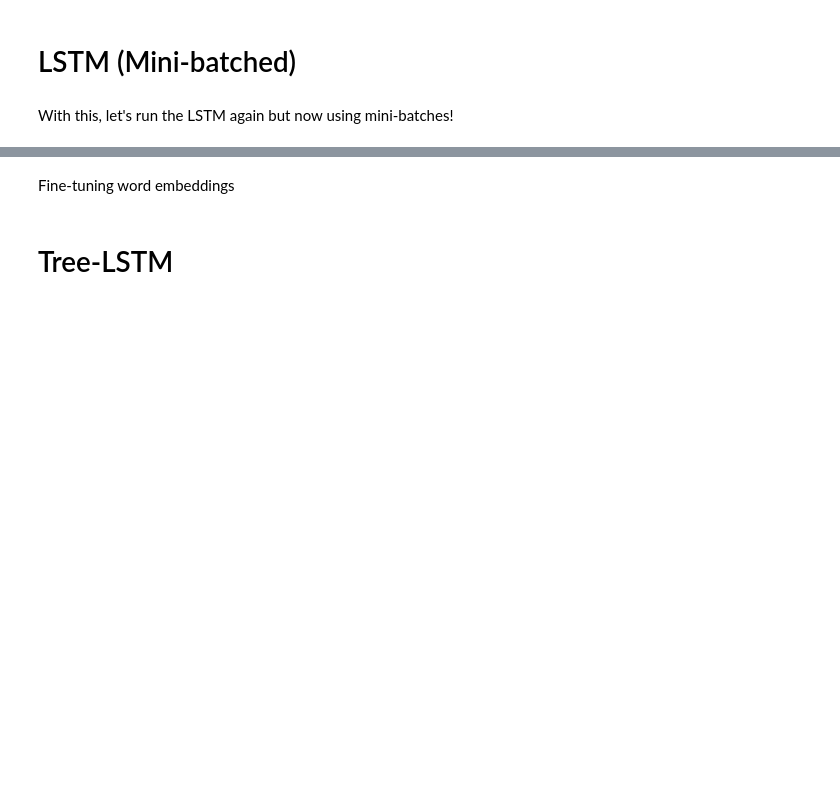
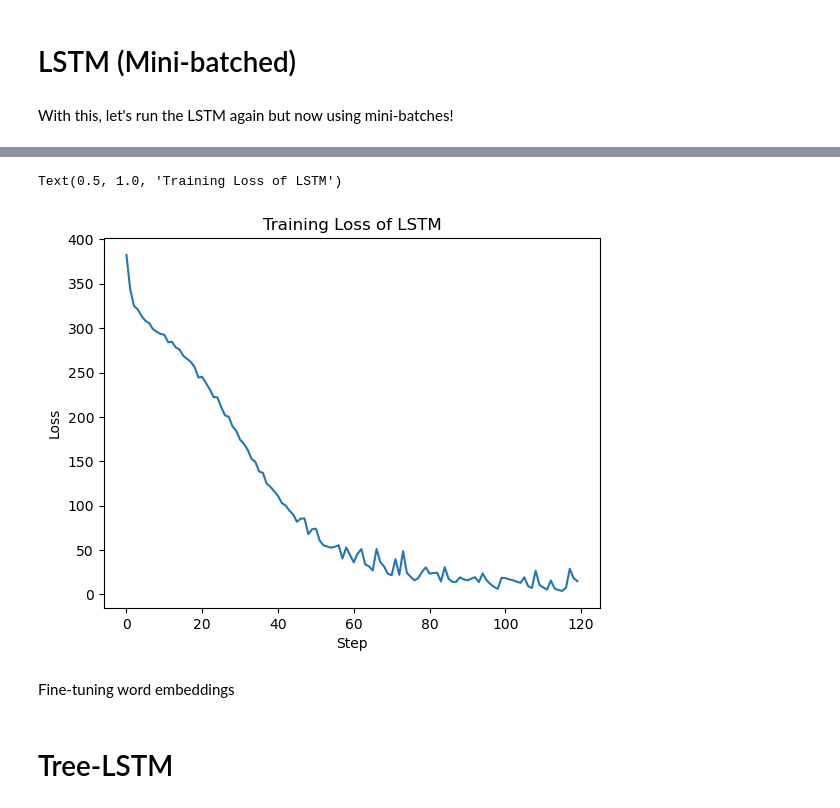
Before and after one commit to dqmis/nlp1, a Jupyter notebook: NLP1_2023_Practical_2.ipynb, the cells around one changed output, grey strips where cells are left out. Saved outputs shown, nothing was run; the diff lists cells and outputs as text; code cells hidden in the pictures; blank space fills up the shorter version.

```diff
--- a/NLP1_2023_Practical_2.ipynb
+++ b/NLP1_2023_Practical_2.ipynb
@@ -1316,3 +1529,12 @@ lstm_losses, lstm_accuracies = train_model(
+# %%
+# plot training loss
+plt.plot(lstm_losses)
+plt.xlabel("Step")
+plt.ylabel("Loss")
+plt.title("Training Loss of LSTM")
+# %% [output]
+Text(0.5, 1.0, 'Training Loss of LSTM')
+[figure, added]
 # %% [markdown]
 Fine-tuning word embeddings
 # %%
```
Also changed, not shown: parts of 51 cells of this notebook, 1 other file.
